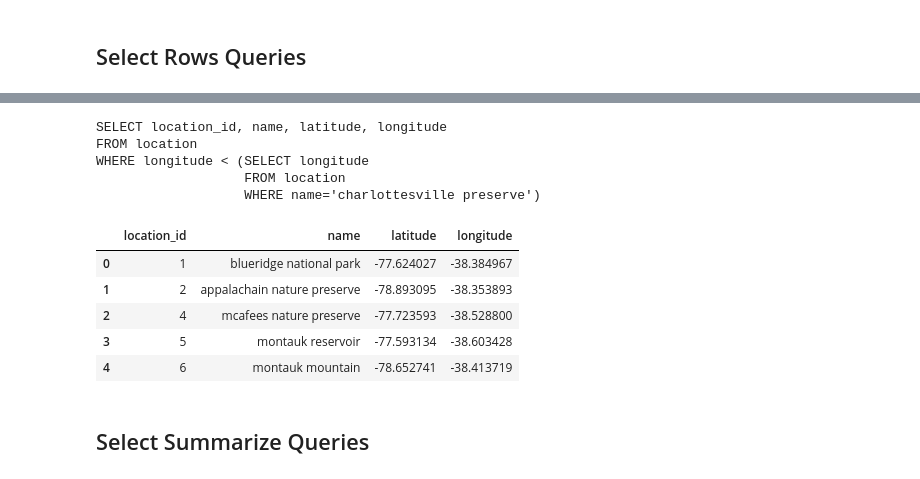
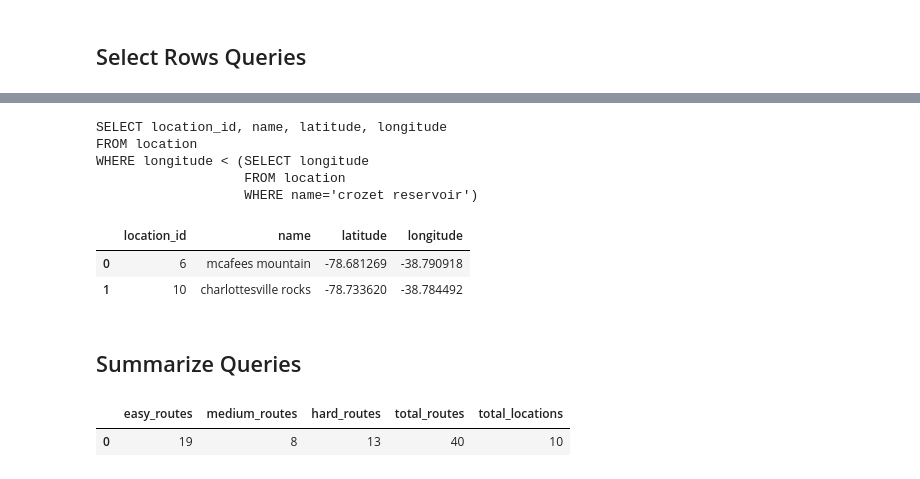
Before and after one commit to ZacheryKey/CvilleClimbs, a Jupyter notebook: MySQL_python.ipynb, the cells around one changed output, grey strips where cells are left out. Saved outputs shown, nothing was run; the diff lists cells and outputs as text; code cells hidden in the pictures.

Commit message:
Finish all queries

```diff
--- a/MySQL_python.ipynb
+++ b/MySQL_python.ipynb
@@ -13,7 +13,7 @@ import sqlalchemy
 from sqlalchemy import create_engine
 # %%
 # Enter your password...
-password = ...
+password = 'Baseball5757'
 # %%
 # For using pd.read_sql
 connection = pymysql.connect(
@@ -254,7 +257,7 @@ def generate_location_names():
 # %%
 # Set hyperparameters for data generation
 n_obs_people = 15
-n_obs_routes = 20
+n_obs_routes = 40
 n_obs_location = 10
 # %%
 # GENERATE LOCATIONS DATA
@@ -736,25 +735,22 @@ FROM person NATURAL JOIN admin NATURAL JOIN climber
 # %%
 # Get all of the locations EAST (lower longitude) of charlottesville preserve
 command = '''
 SELECT location_id, name, latitude, longitude
 FROM location
 WHERE longitude < (SELECT longitude
                    FROM location
-                   WHERE name='charlottesville preserve')
+                   WHERE name='crozet reservoir')
 '''
 print(command)
 pd.read_sql(command,con=cnx)
 # %% [output]
 SELECT location_id, name, latitude, longitude
 FROM location
 WHERE longitude < (SELECT longitude
                    FROM location
-                   WHERE name='charlottesville preserve')
+                   WHERE name='crozet reservoir')
 |  | location_id | name | latitude | longitude |
-| 0 | 1 | blueridge national park | -77.624027 | -38.384967 |
-| 1 | 2 | appalachain nature preserve | -78.893095 | -38.353893 |
-| 2 | 4 | mcafees nature preserve | -77.723593 | -38.528800 |
-| 3 | 5 | montauk reservoir | -77.593134 | -38.603428 |
-| 4 | 6 | montauk mountain | -78.652741 | -38.413719 |
+| 0 | 6 | mcafees mountain | -78.681269 | -38.790918 |
+| 1 | 10 | charlottesville rocks | -78.733620 | -38.784492 |
 # %% [markdown]
-## Select Summarize Queries
+## Summarize Queries
@@ -762,0 +757,23 @@ WHERE longitude < (SELECT longitude
+# %%
+# Get total number of routes as well as difficulty level of each route
+command = '''
+SELECT  (SELECT COUNT(*)
+        FROM route
+        WHERE difficulty BETWEEN 4 AND 5) AS easy_routes,
+        (SELECT COUNT(*)
+        FROM route
+        WHERE difficulty BETWEEN 5.1 AND 5.4) AS medium_routes,
+        (SELECT COUNT(*)
+        FROM route
+        WHERE difficulty BETWEEN 5.5 AND 6) AS hard_routes,
+        (SELECT COUNT(*)
+        FROM route) AS total_routes,
+        (SELECT COUNT(*)
+        FROM location) AS total_locations
+FROM    dual;
+'''
+
+pd.read_sql(command, con=cnx)
+# %% [output]
+|  | easy_routes | medium_routes | hard_routes | total_routes | total_locations |
+| 0 | 19 | 8 | 13 | 40 | 10 |
```
Also changed, not shown: parts of 30 cells of this notebook.
